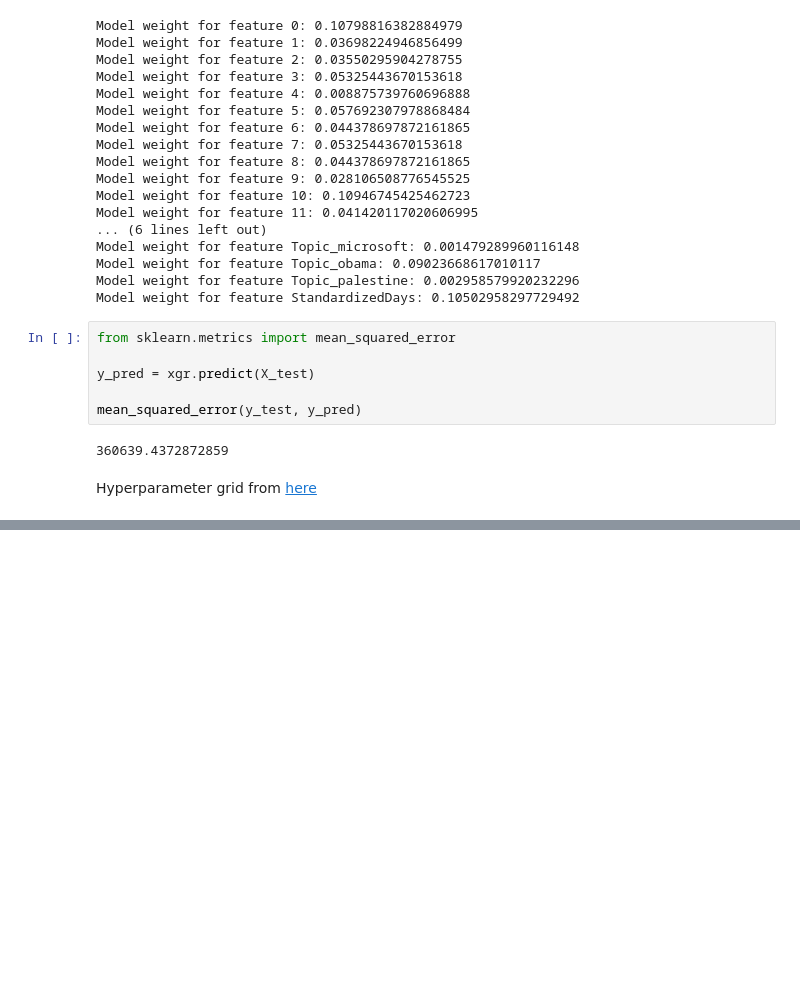
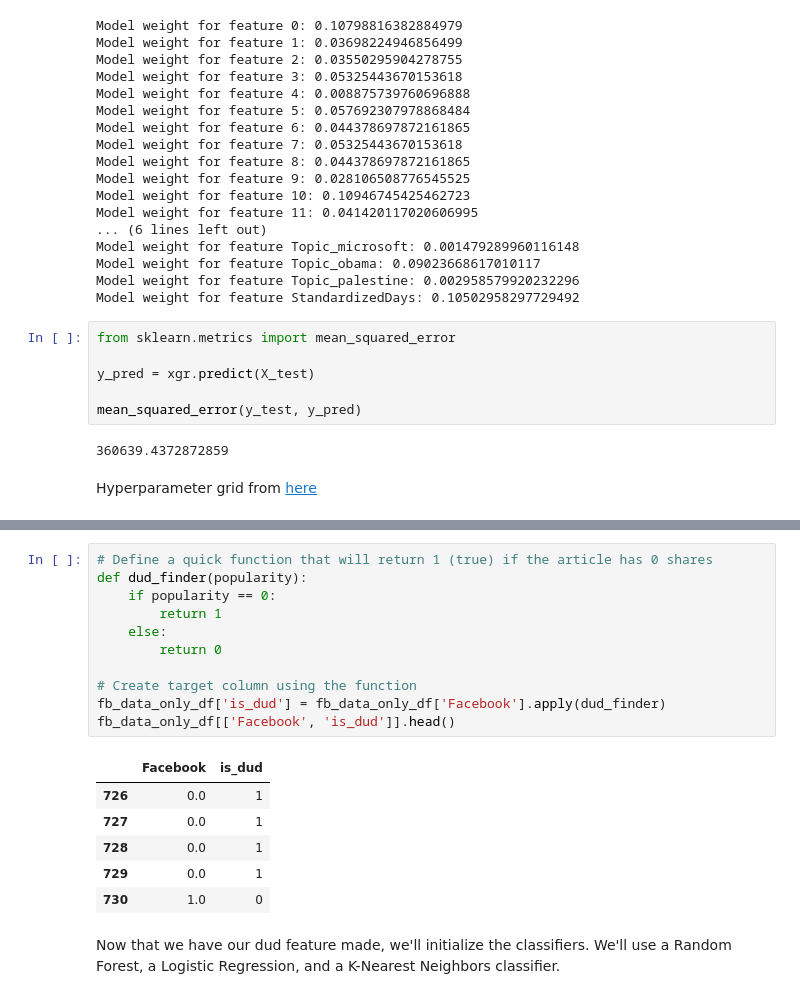
Before and after one commit to chambliss/Notebooks, a Jupyter notebook: Word2Vec_News_Analysis.ipynb, the cells around one changed output, grey strips where cells are left out. Drawn from its saved outputs; the diff is of its cells as text; blank space fills up the shorter version.

```diff
--- a/Word2Vec_News_Analysis.ipynb
+++ b/Word2Vec_News_Analysis.ipynb
@@ -612,0 +636,20 @@ To be continued - next we'll be cleaning up this model fitting and testing proce
+# %%
+# Define a quick function that will return 1 (true) if the article has 0 shares
+def dud_finder(popularity):
+    if popularity == 0:
+        return 1
+    else:
+        return 0
+
+# Create target column using the function
+fb_data_only_df['is_dud'] = fb_data_only_df['Facebook'].apply(dud_finder)
+fb_data_only_df[['Facebook', 'is_dud']].head()
+# %% [output]
+|  | Facebook | is_dud |
+| 726 | 0.0 | 1 |
+| 727 | 0.0 | 1 |
+| 728 | 0.0 | 1 |
+| 729 | 0.0 | 1 |
+| 730 | 1.0 | 0 |
+# %% [markdown]
+Now that we have our dud feature made, we'll initialize the classifiers. We'll use a Random Forest, a Logistic Regression, and a K-Nearest Neighbors classifier.
```
Also changed, not shown: parts of 22 cells of this notebook.
